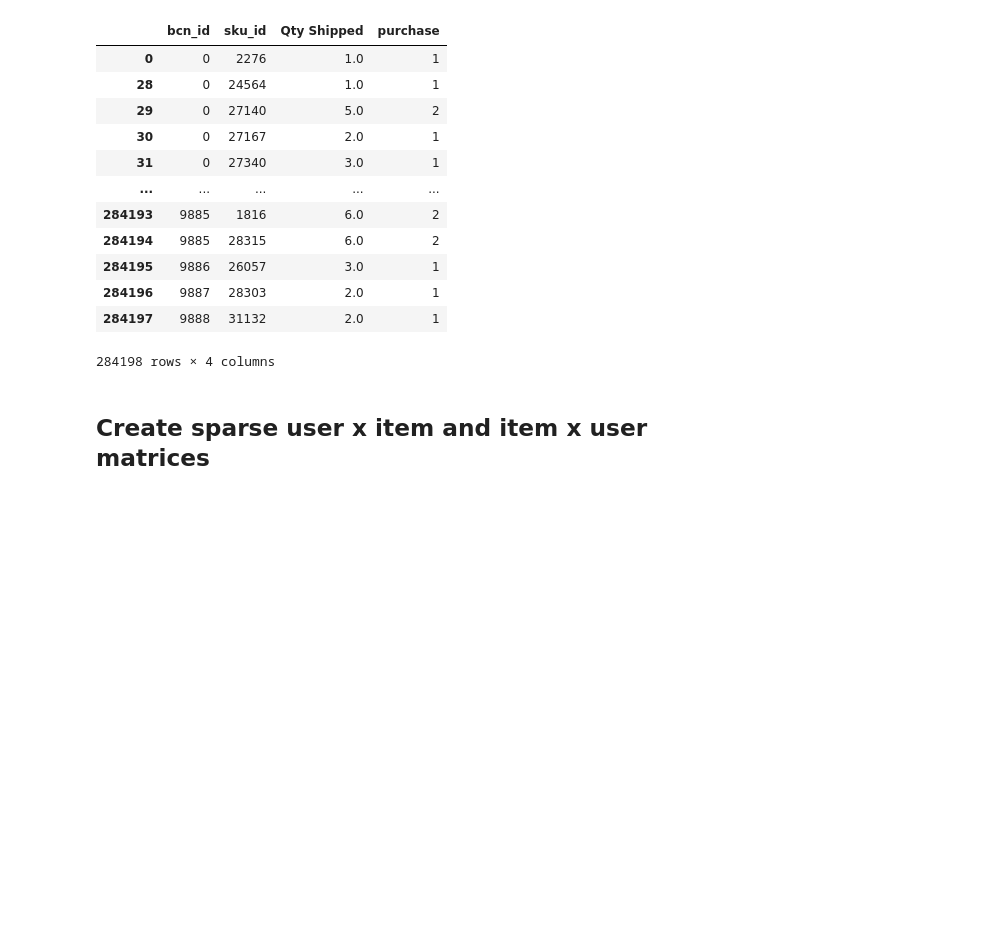
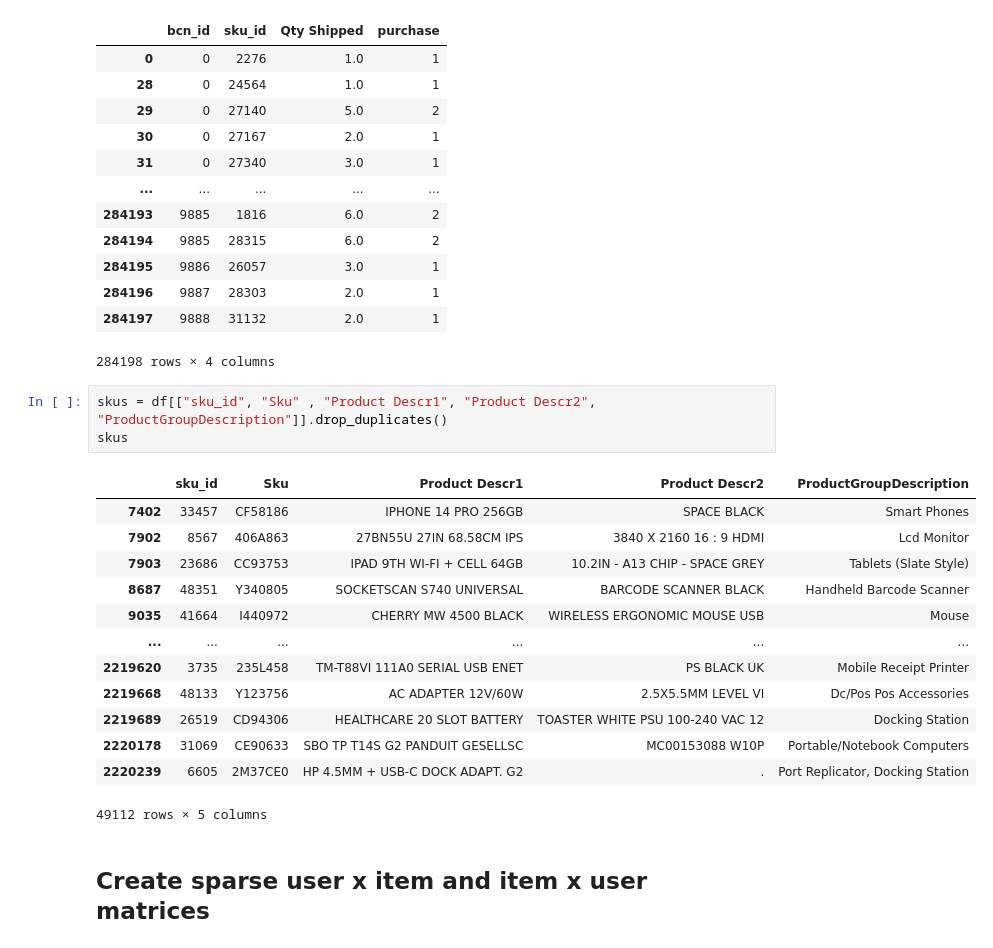
Before and after one commit to vincm1/RecSys_Implicit, a Jupyter notebook: Alternating_Least_Squares_(ALS)_&_Bayesian_Personalized_Ranking_(BPR).ipynb, the cells around one changed output. Saved outputs shown, nothing was run; the diff lists cells and outputs as text; blank space fills up the shorter version.

```diff
--- a/Alternating_Least_Squares_(ALS)_&_Bayesian_Personalized_Ranking_(BPR).ipynb
+++ b/Alternating_Least_Squares_(ALS)_&_Bayesian_Personalized_Ranking_(BPR).ipynb
@@ -145,6 +141,23 @@ grouped_df.sort_values(by="bcn_id",ascending=True)
 | 284196 | 9887 | 28303 | 2.0 | 1 |
 | 284197 | 9888 | 31132 | 2.0 | 1 |
 284198 rows × 4 columns
+# %%
+skus = df[["sku_id", "Sku" , "Product Descr1", "Product Descr2", "ProductGroupDescription"]].drop_duplicates()
+skus
+# %% [output]
+|  | sku_id | Sku | Product Descr1 | Product Descr2 | ProductGroupDescription |
+| 7402 | 33457 | CF58186 | IPHONE 14 PRO 256GB | SPACE BLACK | Smart Phones |
+| 7902 | 8567 | 406A863 | 27BN55U 27IN 68.58CM IPS | 3840 X 2160 16 : 9 HDMI | Lcd Monitor |
+| 7903 | 23686 | CC93753 | IPAD 9TH WI-FI + CELL 64GB | 10.2IN - A13 CHIP - SPACE GREY | Tablets (Slate Style) |
+| 8687 | 48351 | Y340805 | SOCKETSCAN S740 UNIVERSAL | BARCODE SCANNER BLACK | Handheld Barcode Scanner |
+| 9035 | 41664 | I440972 | CHERRY MW 4500 BLACK | WIRELESS ERGONOMIC MOUSE USB | Mouse |
+| ... | ... | ... | ... | ... | ... |
+| 2219620 | 3735 | 235L458 | TM-T88VI 111A0 SERIAL USB ENET | PS BLACK UK | Mobile Receipt Printer |
+| 2219668 | 48133 | Y123756 | AC ADAPTER 12V/60W | 2.5X5.5MM LEVEL VI | Dc/Pos Pos Accessories |
+| 2219689 | 26519 | CD94306 | HEALTHCARE 20 SLOT BATTERY | TOASTER WHITE PSU 100-240 VAC 12 | Docking Station |
+| 2220178 | 31069 | CE90633 | SBO TP T14S G2 PANDUIT GESELLSC | MC00153088 W10P | Portable/Notebook Computers |
+| 2220239 | 6605 | 2M37CE0 | HP 4.5MM + USB-C DOCK ADAPT. G2 | . | Port Replicator, Docking Station |
+49112 rows × 5 columns
 # %% [markdown]
 ## Create sparse user x item and item x user matrices
 # %%
```
Also changed, not shown: parts of 19 cells of this notebook.
